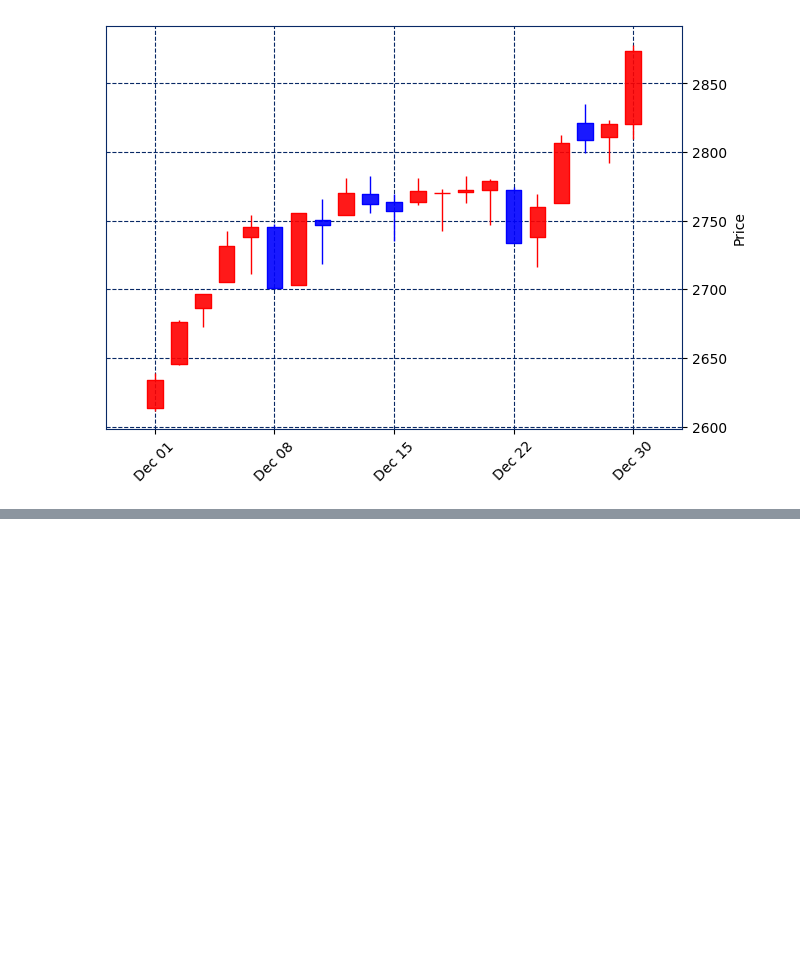
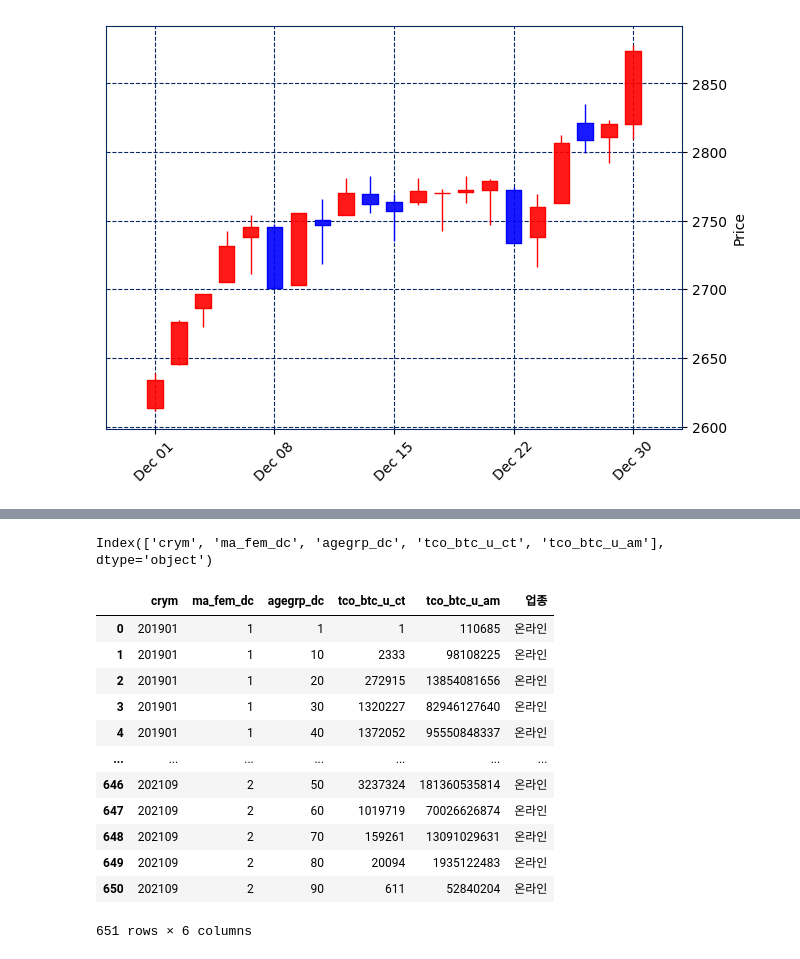
Before and after one commit to youngsang114/python-work, a Jupyter notebook: 230425/18_matplotlib.ipynb, the cells around one changed output, grey strips where cells are left out. Drawn from its saved outputs; the diff is of its cells as text; code cells hidden in the pictures; blank space fills up the shorter version.

```diff
--- a/230425/18_matplotlib.ipynb
+++ b/230425/18_matplotlib.ipynb
@@ -221,0 +276,22 @@ mpf.plot(data=kospi.loc['2020-12'],type='candle',style=stlye)
+# %%
+df2=pd.read_csv("../test_csv/온라인.csv",encoding="euc-kr")
+df2.columns
+# %% [output]
+Index(['crym', 'ma_fem_dc', 'agegrp_dc', 'tco_btc_u_ct', 'tco_btc_u_am'], dtype='object')
+# %%
+df2['업종']='온라인'
+df2
+# %% [output]
+|  | crym | ma_fem_dc | agegrp_dc | tco_btc_u_ct | tco_btc_u_am | 업종 |
+| 0 | 201901 | 1 | 1 | 1 | 110685 | 온라인 |
+| 1 | 201901 | 1 | 10 | 2333 | 98108225 | 온라인 |
+| 2 | 201901 | 1 | 20 | 272915 | 13854081656 | 온라인 |
+| 3 | 201901 | 1 | 30 | 1320227 | 82946127640 | 온라인 |
+| 4 | 201901 | 1 | 40 | 1372052 | 95550848337 | 온라인 |
+| ... | ... | ... | ... | ... | ... | ... |
+| 646 | 202109 | 2 | 50 | 3237324 | 181360535814 | 온라인 |
+| 647 | 202109 | 2 | 60 | 1019719 | 70026626874 | 온라인 |
+| 648 | 202109 | 2 | 70 | 159261 | 13091029631 | 온라인 |
+| 649 | 202109 | 2 | 80 | 20094 | 1935122483 | 온라인 |
+| 650 | 202109 | 2 | 90 | 611 | 52840204 | 온라인 |
+651 rows × 6 columns
```
Also changed, not shown: parts of 25 cells of this notebook.
